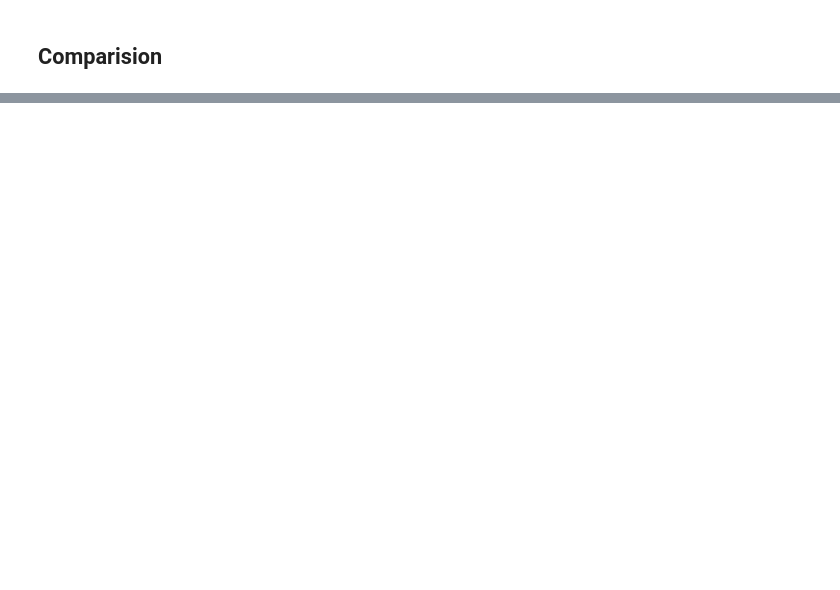
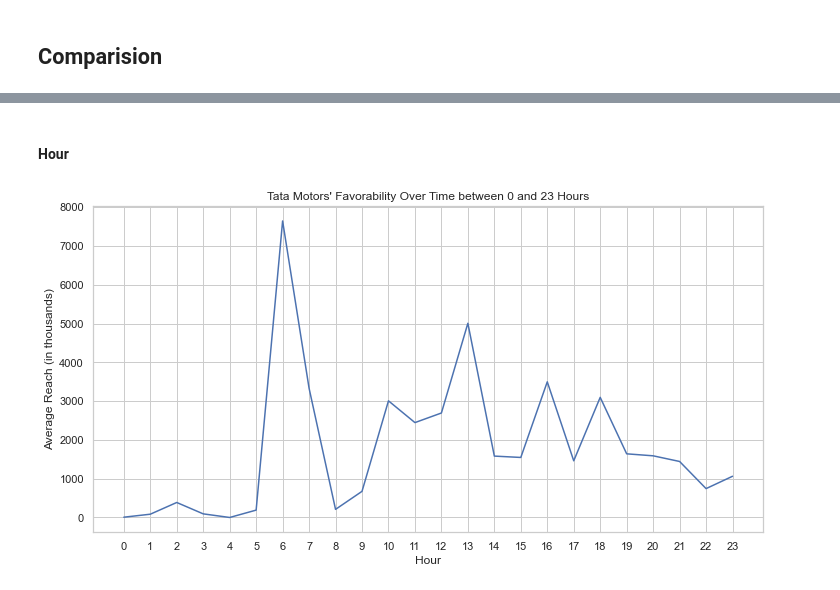
Before and after one commit to rbhattar07/Tata-Motors--Consumer-Favorability-Analysis, a Jupyter notebook: main.ipynb, the cells around one changed output, grey strips where cells are left out. Cells and saved outputs as stored; diff of their text form; code cells hidden in the pictures; blank space fills up the shorter version.

```diff
--- a/main.ipynb
+++ b/main.ipynb
@@ -641,0 +783,24 @@ See the caveats in the documentation: https://pandas.pydata.org/pandas-docs/stab
+# %% [markdown]
+#### Hour
+# %%
+# Favorability on an hourly basis:
+hourly_favorability = tata_data.groupby('hour')['Reach'].mean().reset_index()
+
+hourly_favorability['Reach'] = hourly_favorability['Reach'] / 1000
+
+sns.set(style="whitegrid")
+plt.figure(figsize=(12, 6))
+sns.lineplot(x='hour', y='Reach', data=hourly_favorability, color='b', markers=True, dashes=False)
+min_hour = df['hour'].min()
+max_hour = df['hour'].max()
+hours_range = range(min_hour, max_hour + 1)
+plt.xticks(hours_range)
+
+hour_range = f"{min_hour} and {max_hour} Hours"
+plt.title(f"Tata Motors' Favorability Over Time between {hour_range}")
+plt.xlabel("Hour")
+plt.ylabel("Average Reach (in thousands)")
+
+plt.show()
+# %% [output]
+[figure, added]
```
Also changed, not shown: parts of 20 cells of this notebook, 1 other file.
